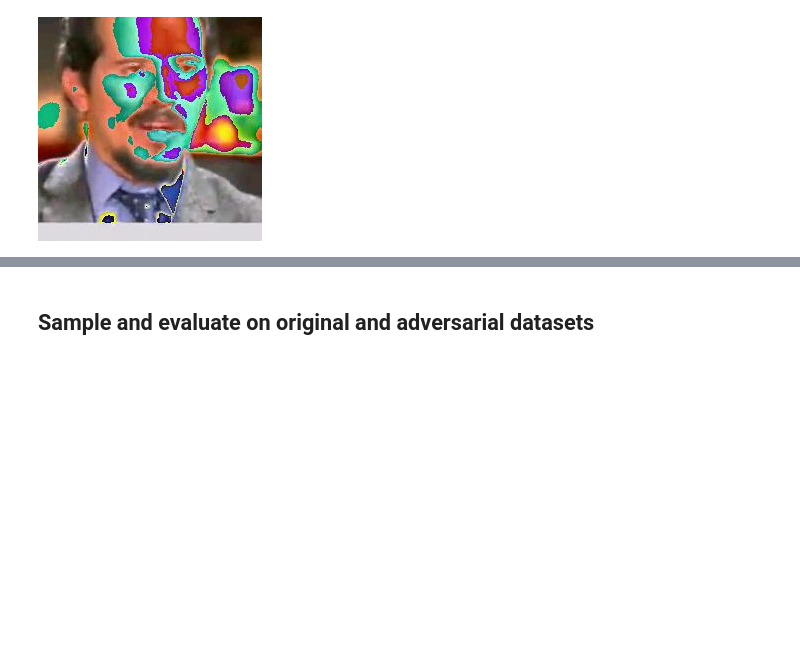
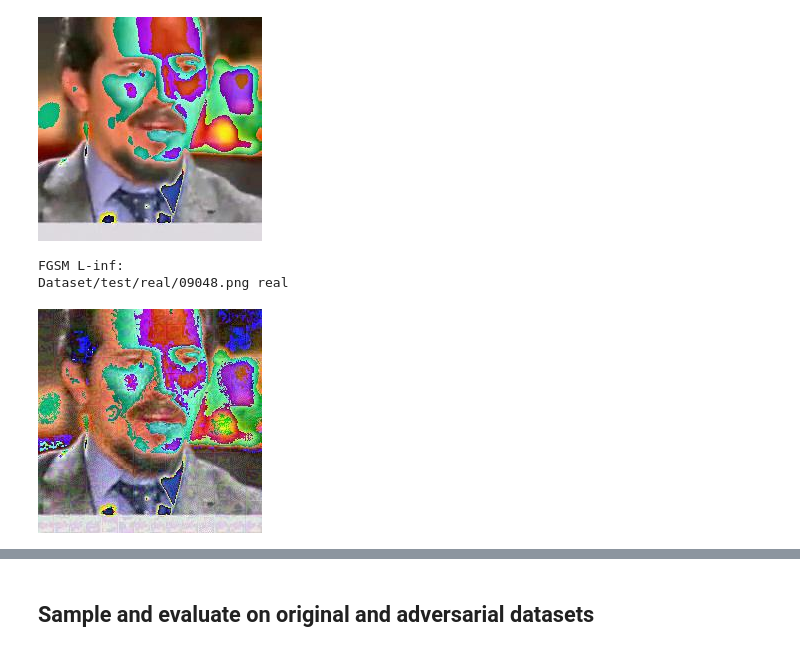
Before and after one commit to upd-csg-2024/csg-aml1-sy2425, a Jupyter notebook: analysis.ipynb, the cells around one changed output, grey strips where cells are left out. Drawn from its saved outputs; the diff is of its cells as text; code cells hidden in the pictures; blank space fills up the shorter version.

```diff
--- a/analysis.ipynb
+++ b/analysis.ipynb
@@ -545,5 +555,5 @@ def create_data_dict(data_path): # for fake images
 # Prepare datasets
 adversarial_diff_l1_data_path = '/home/gscalubayan/cs199/huggingfacevit/DiFF_adversarial/fgsm_l1/Dataset'
 adversarial_diff_l2_data_path = '/home/gscalubayan/cs199/huggingfacevit/DiFF_adversarial/fgsm_l2/Dataset'
-#adversarial_diff_linf_data_path = sorted(Path('/home/gscalubayan/cs199/huggingfacevit/adversarial/fgsm_linf/Dataset').glob('*/*/*.*'))
+adversarial_diff_linf_data_path = '/home/gscalubayan/cs199/huggingfacevit/DiFF_adversarial/fgsm_linf/Dataset'
 # %%
@@ -577,7 +590,8 @@ Dataset({
 # %%
-# adversarial_diff_linf_ds = (
-#     HuggingFaceDataset
-#     .from_dict(create_data_dict(adversarial_diff_linf_data_path))
-#     .cast_column('image', Image())
-# )
-# adversarial_diff_linf_ds[0]
+adversarial_diff_linf_ds = (
+    HuggingFaceDataset
+    .from_dict(create_data_dict(adversarial_diff_linf_data_path))
+    .cast_column('image', Image())
+)
+
+adversarial_diff_linf_ds[index]
@@ -634,17 +656,21 @@ Dataset/test/real/09048.png real
 # %%
 # # View a random adversarial FGSM-L-inf image
 
-item_inf = get_item_by_identifier(adversarial_diff_linf_ds, identifier)
+item_linf = get_item_by_identifier(adversarial_diff_linf_ds, identifier)
 if item_linf:
     print("\nFGSM L-inf:")
     print(item_linf['identifier'], item_linf['label'])
     display(item_linf['image'])
 else:
     print("\nFGSM L-inf version not found.")
 
 # item = adversarial_diff_linf_ds[index]
 # print(item['identifier'], item['label'])
 # item['image']
+# %% [output]
+FGSM L-inf:
+Dataset/test/real/09048.png real
+[figure, added]
 # %%
 # Prepare model pipeline
 from transformers import pipeline
```
Also changed, not shown: parts of 6 cells of this notebook, 1 other file.
